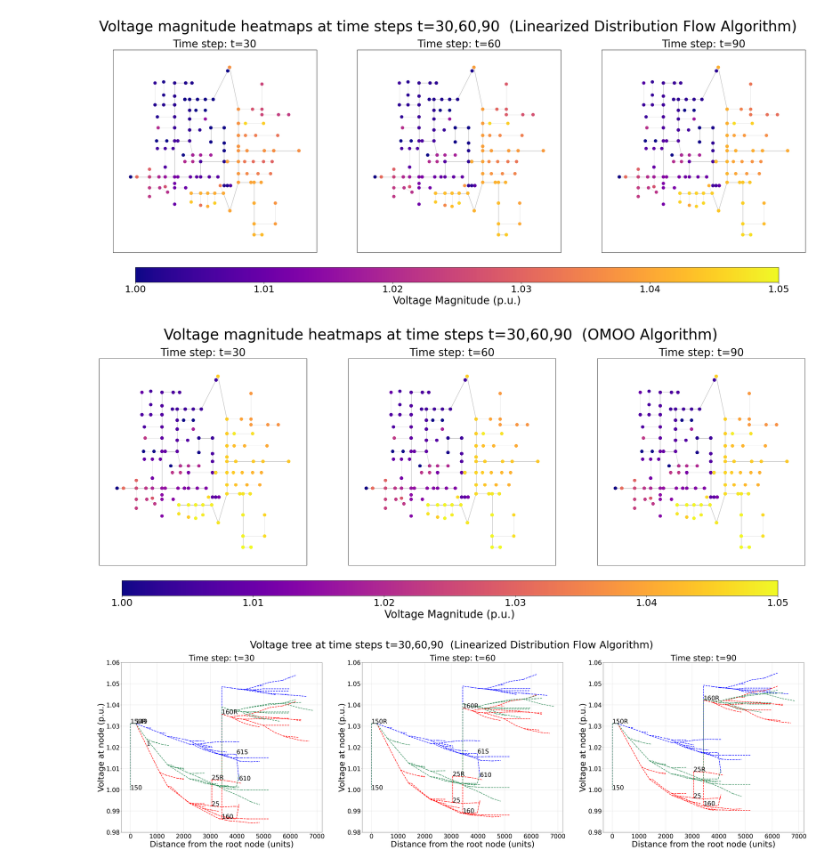
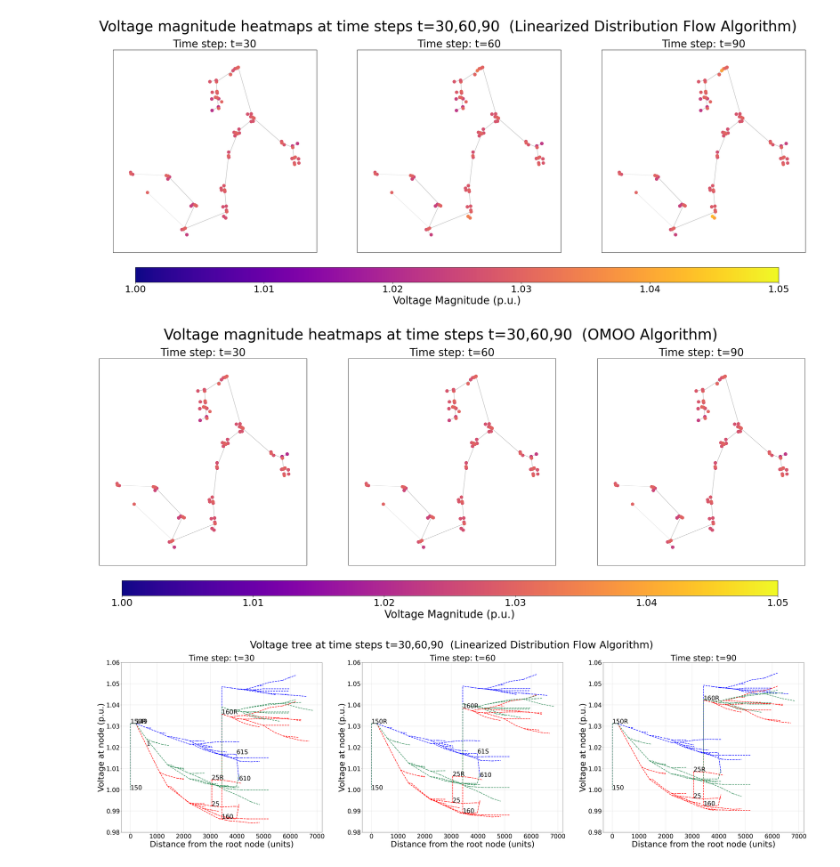
Before and after one commit to pnnl/oedisi_dopf, a Jupyter notebook: post_process/post_process.ipynb, the cells around one changed output. Cells and saved outputs as stored; diff of their text form; code cells hidden in the pictures.

Commit message:
compared small, medium and ieee123

```diff
--- a/post_process/post_process.ipynb
+++ b/post_process/post_process.ipynb
@@ -2,51 +2,58 @@
 import os
 import plotter
 
-case = "ieee123"
-directory1 = f"../outputs/{case}"
+case1 = "ieee123"
+case2 = "omoo"
+seperator = "    "
+root = "150R"
+
+case1 = "small"
+case2 = "omoo_small"
+separator = " "
+root = "P1UDT942-P1UHS0_1247X"
+
+
+directory1 = f"../outputs/{case1}"
 topology_filepath = os.path.join(directory1, "topology.json")
 buscoord_filepath = os.path.join(directory1, "BusCoords.dat")
 real_voltage_filepath = os.path.join(directory1, "voltage_real.feather")
 imag_voltage_filepath = os.path.join(directory1, "voltage_imag.feather")
 
-
 time = [30,60,90]
-fig_filename = os.path.join(directory1, f"network_{case}.png")
+fig_filename = os.path.join(directory1, f"network_{case1}.png")
 plotter.plot_network(
     topology_filepath,
     buscoord_filepath,
     real_voltage_filepath,
     imag_voltage_filepath,
-    root_node='150R', sep="    ",
+    root_node=root, sep=separator,
     time=time, node_size=50,
     show=True, to_file=fig_filename,
     suptitle_sfx = "(Linearized Distribution Flow Algorithm)"
     )
 
-
-case = "omoo"
-directory2 = f"../outputs/{case}"
+directory2 = f"../outputs/{case2}"
 topology_filepath = os.path.join(directory1, "topology.json")
 buscoord_filepath = os.path.join(directory2, "BusCoords.dat")
 real_voltage_filepath = os.path.join(directory2, "voltage_real.feather")
 imag_voltage_filepath = os.path.join(directory2, "voltage_imag.feather")
 
 
 time = [30,60,90]
-fig_filename = os.path.join(directory2, f"network_{case}.png")
+fig_filename = os.path.join(directory2, f"network_{case2}.png")
 plotter.plot_network(
     topology_filepath,
     buscoord_filepath,
     real_voltage_filepath,
     imag_voltage_filepath,
-    root_node='150R', sep="    ",
+    root_node=root, sep=separator,
     time=time, node_size=50,
     show=True, to_file=fig_filename,
     suptitle_sfx = "(OMOO Algorithm)"
     )
 # %% [output]
-[figure, old version]
+[figure, new version]
-[figure, old version]
+[figure, new version]
 # %%
 import os
 import plotter
```
Also changed, not shown: 47 other files.
